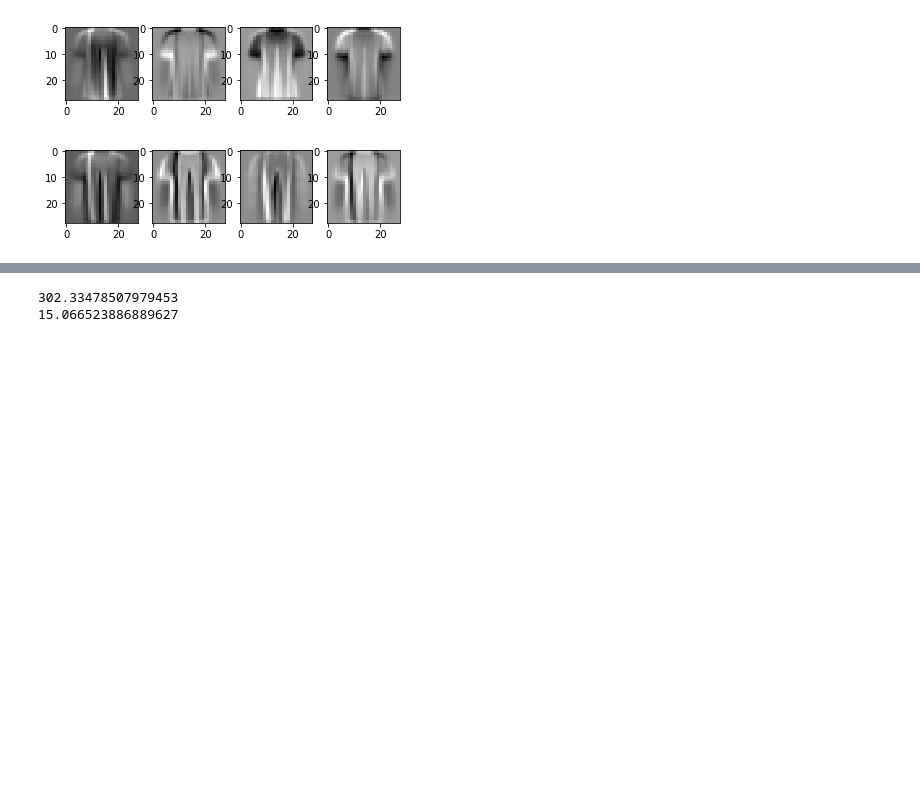
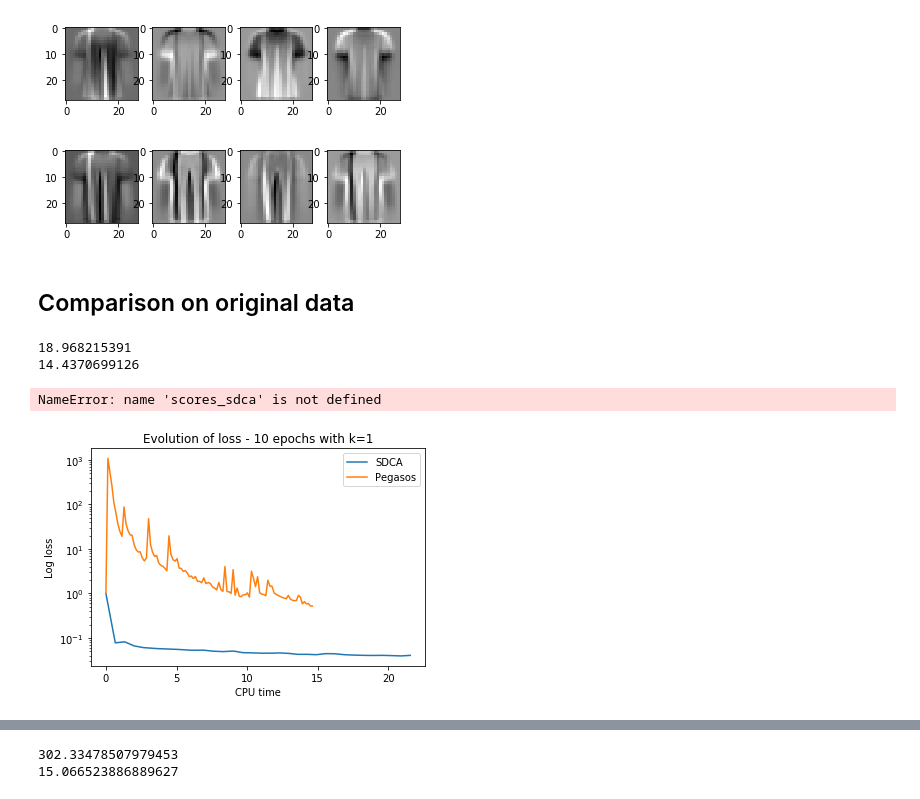
Before and after one commit to BoucheDimitri/SOADML, a Jupyter notebook: SDCA.ipynb, the cells around one changed output, grey strips where cells are left out. Drawn from its saved outputs; the diff is of its cells as text; code cells hidden in the pictures; blank space fills up the shorter version.

```diff
--- a/SDCA.ipynb
+++ b/SDCA.ipynb
@@ -446,3 +483,49 @@ axes[3].imshow(example_trousers4, cmap="gray")
 plt.show()
 # %% [output]
 [figure]
+# %% [markdown]
+## Comparison on original data
+# %%
+lamb = 0.1
+alpha0 = np.zeros((n, ))
+w_pegasos = np.zeros((d, ))
+nepochs_sdca = 30
+nepochs_pegasos = 100
+minibatch_pegasos = 100
+
+# SDCA epochs
+w_sdca, alpha_sdca, losses_sdca, perfs_sdca, gaps_sdca, scores_sdca = sdca_perm(alpha0,
+                                                                           xtrain,
+                                                                           ytrain,
+                                                                           lamb,
+                                                                           nepochs_sdca,
+                                                                           0.001,
+                                                                           sgd_first=False,
+                                                                           xtest=xtest,
+                                                                           ytest=ytest)
+print(np.sum(perfs_sdca))
+
+# Pegasos
+losses_pegasos, perfs_pegasos = pegasos_algorithm(w_pegasos, xtrain, ytrain, lamb, minibatch_pegasos, nepochs_pegasos)
+print(np.sum(perfs_pegasos))
+# %% [output]
+18.968215391
+14.4370699126
+# %%
+plt.plot(scores_sdca)
+plt.title("Evolution of 0-1 score on test set")
+plt.xlabel("Epoch")
+plt.ylabel("0-1 score")
+plt.show()
+# %% [output]
+NameError: name 'scores_sdca' is not defined
+# %%
+plt.semilogy(np.cumsum(perfs_sdca), losses_sdca, label="SDCA")
+plt.semilogy(np.cumsum(perfs_pegasos), losses_pegasos, label="Pegasos")
+plt.ylabel("Log loss")
+plt.xlabel("CPU time")
+plt.legend()
+plt.title("Evolution of loss - 10 epochs with k=1")
+plt.show()
+# %% [output]
+[figure, added]
```
Also changed, not shown: parts of 14 cells of this notebook.
